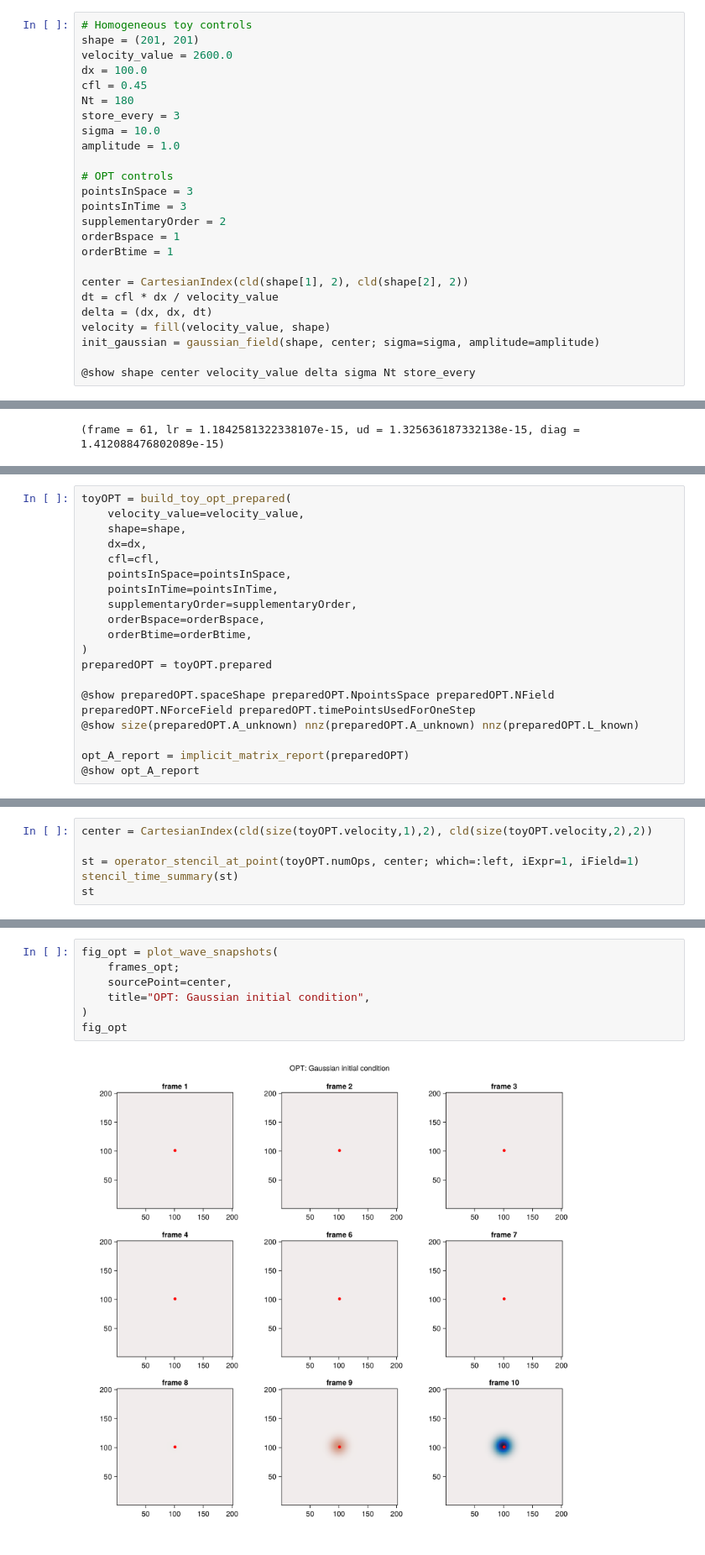
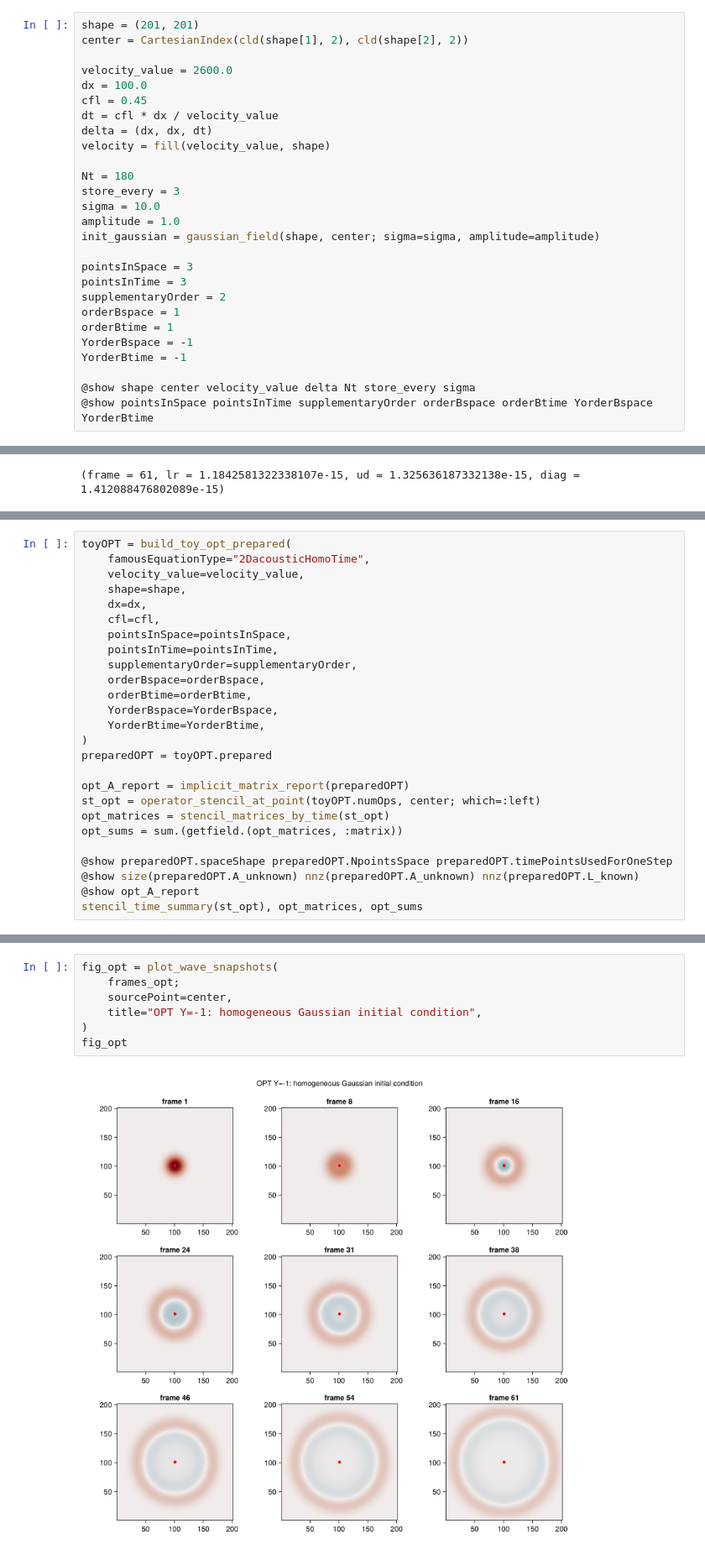
Before and after one commit to seismobassoon/flexOPT, a Jupyter notebook: notebooks/gaussianDrift_OPT_debug.ipynb, the cells around one changed output, grey strips where cells are left out. Shown at 84% size. Drawn from its saved outputs; the diff is of its cells as text.

```diff
--- a/notebooks/gaussianDrift_OPT_debug.ipynb
+++ b/notebooks/gaussianDrift_OPT_debug.ipynb
@@ -38,28 +39,30 @@ stencil_time_summary (generic function with 1 method)
 # %%
-# Homogeneous toy controls
 shape = (201, 201)
+center = CartesianIndex(cld(shape[1], 2), cld(shape[2], 2))
+
 velocity_value = 2600.0
 dx = 100.0
 cfl = 0.45
+dt = cfl * dx / velocity_value
+delta = (dx, dx, dt)
+velocity = fill(velocity_value, shape)
+
 Nt = 180
 store_every = 3
 sigma = 10.0
 amplitude = 1.0
+init_gaussian = gaussian_field(shape, center; sigma=sigma, amplitude=amplitude)
 
-# OPT controls
 pointsInSpace = 3
 pointsInTime = 3
 supplementaryOrder = 2
 orderBspace = 1
 orderBtime = 1
+YorderBspace = -1
+YorderBtime = -1
 
-center = CartesianIndex(cld(shape[1], 2), cld(shape[2], 2))
-dt = cfl * dx / velocity_value
-delta = (dx, dx, dt)
-velocity = fill(velocity_value, shape)
-init_gaussian = gaussian_field(shape, center; sigma=sigma, amplitude=amplitude)
-
-@show shape center velocity_value delta sigma Nt store_every
+@show shape center velocity_value delta Nt store_every sigma
+@show pointsInSpace pointsInTime supplementaryOrder orderBspace orderBtime YorderBspace YorderBtime
 # %% [output]
 shape = (201, 201)
 center = CartesianIndex(101, 101)
@@ -116,5 +168,6 @@ fig_fd
 # %%
 toyOPT = build_toy_opt_prepared(
+    famousEquationType="2DacousticHomoTime",
     velocity_value=velocity_value,
     shape=shape,
     dx=dx,
@@ -124,12 +177,18 @@ toyOPT = build_toy_opt_prepared(
     supplementaryOrder=supplementaryOrder,
     orderBspace=orderBspace,
     orderBtime=orderBtime,
+    YorderBspace=YorderBspace,
+    YorderBtime=YorderBtime,
 )
 preparedOPT = toyOPT.prepared
 
-@show preparedOPT.spaceShape preparedOPT.NpointsSpace preparedOPT.NField preparedOPT.NForceField preparedOPT.timePointsUsedForOneStep
+opt_A_report = implicit_matrix_report(preparedOPT)
+st_opt = operator_stencil_at_point(toyOPT.numOps, center; which=:left)
+opt_matrices = stencil_matrices_by_time(st_opt)
+opt_sums = sum.(getfield.(opt_matrices, :matrix))
+
+@show preparedOPT.spaceShape preparedOPT.NpointsSpace preparedOPT.timePointsUsedForOneStep
 @show size(preparedOPT.A_unknown) nnz(preparedOPT.A_unknown) nnz(preparedOPT.L_known)
-
-opt_A_report = implicit_matrix_report(preparedOPT)
 @show opt_A_report
+stencil_time_summary(st_opt), opt_matrices, opt_sums
 # %% [output]
@@ -195,6 +212,0 @@ audit
-# %%
-center = CartesianIndex(cld(size(toyOPT.velocity,1),2), cld(size(toyOPT.velocity,2),2))
-
-st = operator_stencil_at_point(toyOPT.numOps, center; which=:left, iExpr=1, iField=1)
-stencil_time_summary(st)
-st
@@ -256,9 +243,9 @@ opt_symmetry[end] = (frame = 10, lr = 0.1414206762996639, ud = 0.155797765704205
 # %%
 fig_opt = plot_wave_snapshots(
     frames_opt;
     sourcePoint=center,
-    title="OPT: Gaussian initial condition",
+    title="OPT Y=-1: homogeneous Gaussian initial condition",
 )
 fig_opt
 # %% [output]
-[figure, old version]
+[figure, new version]
```
Also changed, not shown: parts of 23 cells of this notebook, 12 other files.
